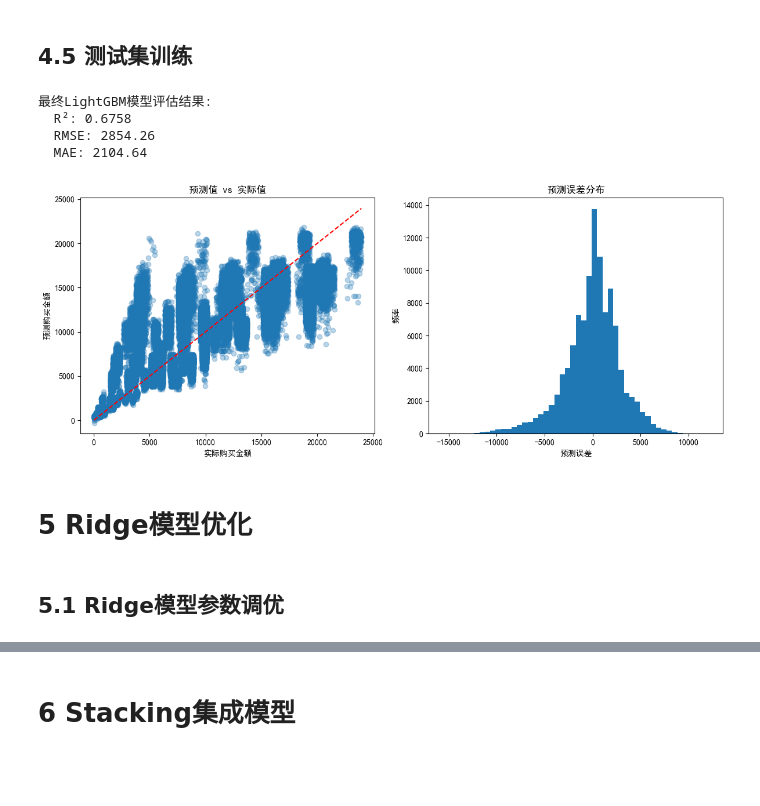
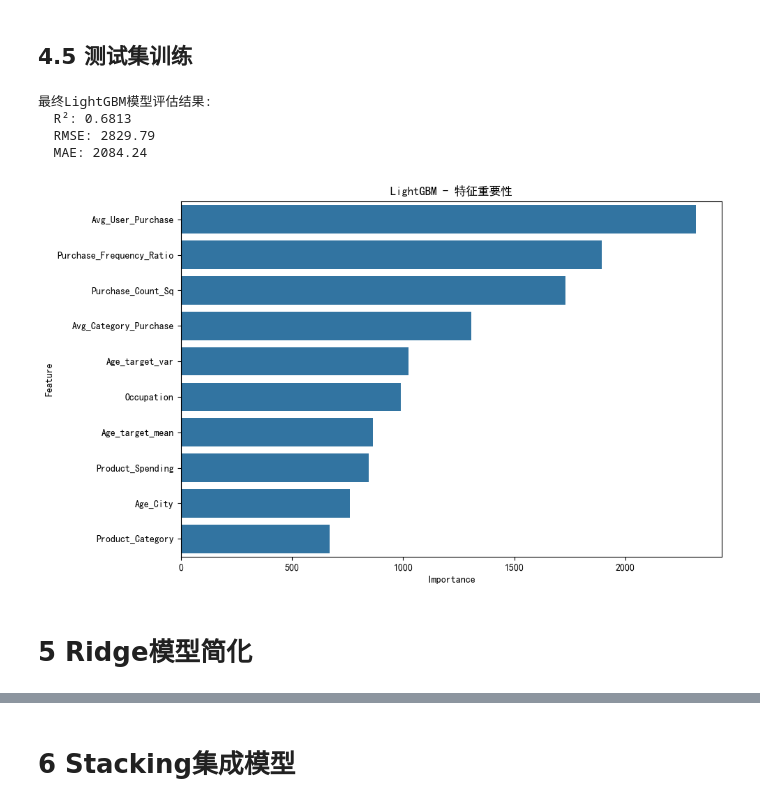
Before and after one commit to PinmogeJoshua/simple-mixrec, a Jupyter notebook: notebooks/models_train.ipynb, the cells around one changed output, grey strips where cells are left out. Cells and saved outputs as stored; diff of their text form; code cells hidden in the pictures; blank space fills up the shorter version.

Commit message:
LightGBM提升到了0.6813，但Stacking集成选择似乎有问题，目前为0.6728，需要进一步排查

```diff
--- a/notebooks/models_train.ipynb
+++ b/notebooks/models_train.ipynb
@@ -427,0 +512,8 @@ You can set `force_col_wise=true` to remove the overhead.
+# %%
+print(f"在简化特征集上进行参数搜索...")
+start_time = time.time()
+random_search.fit(X_train_slim, y_train)
+search_time = time.time() - start_time
+
+print(f"参数搜索完成，耗时: {search_time:.2f}秒")
+print("最佳参数:", random_search.best_params_)
@@ -475,0 +533,6 @@ final_lgbm_pipeline = Pipeline([
+# %%
+# 获取最佳LightGBM模型参数
+best_lgbm_params = random_search.best_params_
+print("最终使用的LightGBM参数:")
+for param, value in best_lgbm_params.items():
+    print(f"  {param}: {value}")
@@ -476,7 +548,10 @@ final_lgbm_pipeline = Pipeline([
 # %%
+# 创建最终LightGBM模型
+best_lgbm = lgb.LGBMRegressor(**best_lgbm_params, random_state=42, n_jobs=-1)
+
 # 训练最终模型并记录时间
 start_time = time.time()
-final_lgbm_pipeline.fit(X_train_final_sample, y_train_final_sample)
+best_lgbm.fit(X_train_slim, y_train)
 train_time = time.time() - start_time
 
 print(f"最终模型训练完成，耗时: {train_time:.2f}秒")
@@ -522,7 +600,7 @@ with open('../models/lgbm/lgbm_model_info.json', 'w') as f:
 ## 4.5 测试集训练
 # %%
 # 在测试集上评估模型
-y_pred_lgbm = final_lgbm_pipeline.predict(X_test)
+y_pred_lgbm = best_lgbm.predict(X_test_slim)
 r2_lgbm = r2_score(y_test, y_pred_lgbm)
 rmse_lgbm = np.sqrt(mean_squared_error(y_test, y_pred_lgbm))
 mae_lgbm = mean_absolute_error(y_test, y_pred_lgbm)
@@ -533,38 +611,32 @@ print(f"  RMSE: {rmse_lgbm:.2f}")
 print(f"  MAE: {mae_lgbm:.2f}")
 # %% [output]
 最终LightGBM模型评估结果:
-  R²: 0.6758
-  RMSE: 2854.26
-  MAE: 2104.64
+  R²: 0.6813
+  RMSE: 2829.79
+  MAE: 2084.24
 # %%
 import matplotlib.pyplot as plt
 import matplotlib as mpl
 import seaborn as sns
 
 mpl.rcParams['font.family'] = 'SimHei'  # 或其他支持中文的字体
 mpl.rcParams['axes.unicode_minus'] = False  # 解决负号'-'显示为方块的问题
 
-# 创建评估结果可视化
-plt.figure(figsize=(12, 5))
+# 获取特征重要性
+feature_importance = pd.DataFrame({
+    'Feature': top_features,
+    'Importance': best_lgbm.feature_importances_
+}).sort_values('Importance', ascending=False)
 
-# 预测值与实际值散点图
-plt.subplot(1, 2, 1)
-plt.scatter(y_test, y_pred_lgbm, alpha=0.3)
-plt.plot([y_test.min(), y_test.max()], [y_test.min(), y_test.max()], 'r--')
-plt.xlabel('实际购买金额')
-plt.ylabel('预测购买金额')
-plt.title('预测值 vs 实际值')
+# 创建输出目录
+os.makedirs('../outputs/visualization/lgbm', exist_ok=True)
 
-# 误差分布直方图
-plt.subplot(1, 2, 2)
-errors = y_test - y_pred_lgbm
-plt.hist(errors, bins=50)
-plt.xlabel('预测误差')
-plt.ylabel('频率')
-plt.title('预测误差分布')
-
+# 可视化特征重要性
+plt.figure(figsize=(10, 6))
+sns.barplot(x='Importance', y='Feature', data=feature_importance)
+plt.title('LightGBM - 特征重要性')
 plt.tight_layout()
-plt.savefig('../outputs/visualization/lgbm/model_evaluation.png')
+plt.savefig('../outputs/visualization/lgbm/feature_importance_lgbm.png')
 plt.show()
 # %% [output]
-[figure, old version]
+[figure, new version]
@@ -612,4 +643,2 @@ if hasattr(best_lgbm, 'feature_importances_'):
 # %% [markdown]
-# 5 Ridge模型优化
+# 5 Ridge模型简化
-# %% [markdown]
-## 5.1 Ridge模型参数调优
```
Also changed, not shown: parts of 65 cells of this notebook, 9 other files.
